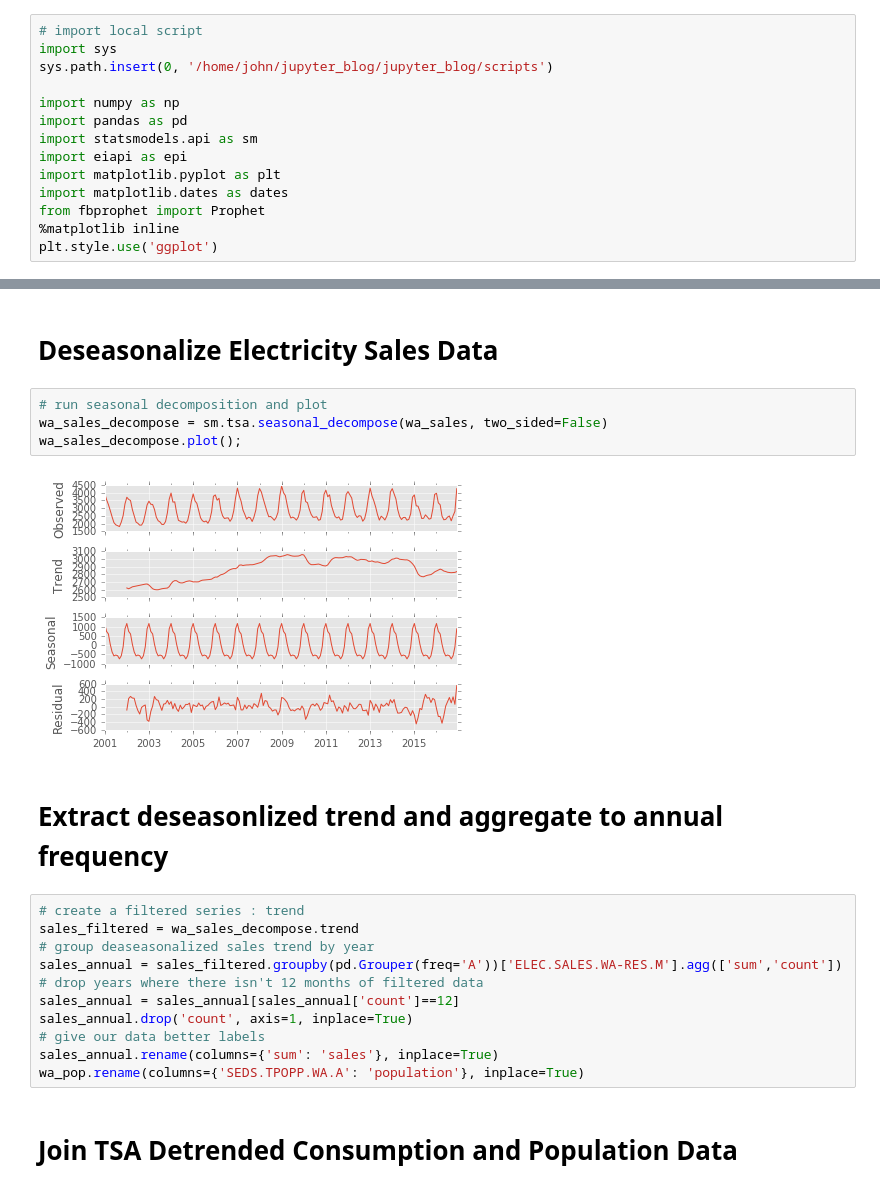
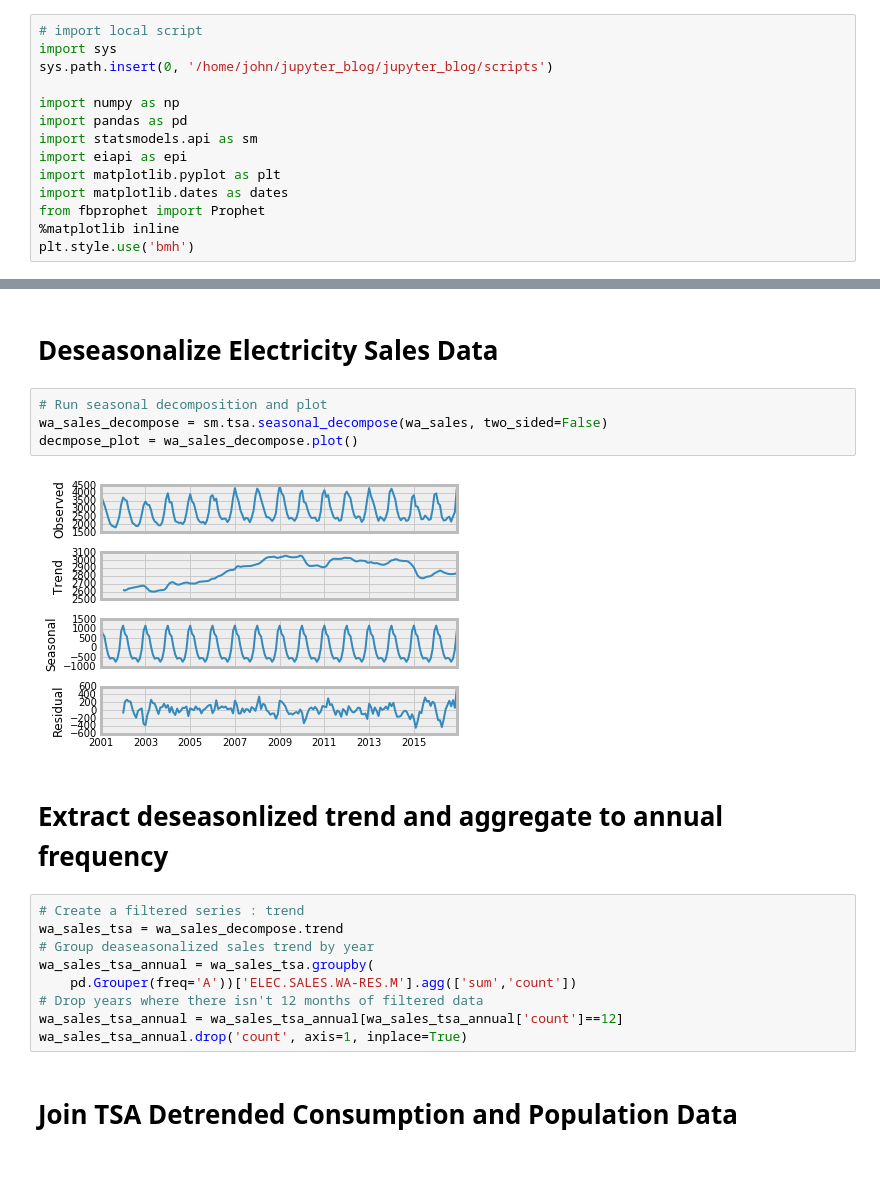
Before and after one commit to johnmrudolph/jupyter_blog, a Jupyter notebook: declining_wa_consumption.ipynb, the cells around one changed output, grey strips where cells are left out. Cells and saved outputs as stored; diff of their text form.

```diff
--- a/declining_wa_consumption.ipynb
+++ b/declining_wa_consumption.ipynb
@@ -17,7 +17,7 @@ import matplotlib.pyplot as plt
 import matplotlib.dates as dates
 from fbprophet import Prophet
 %matplotlib inline
-plt.style.use('ggplot')
+plt.style.use('bmh')
 # %% [markdown]
 # Import Data
 # %%
@@ -91,24 +93,22 @@ plt.show()
 # %% [markdown]
 # Deseasonalize Electricity Sales Data
 # %%
-# run seasonal decomposition and plot
+# Run seasonal decomposition and plot
 wa_sales_decompose = sm.tsa.seasonal_decompose(wa_sales, two_sided=False)
-wa_sales_decompose.plot();
+decmpose_plot = wa_sales_decompose.plot()
 # %% [output]
-[figure, old version]
+[figure, new version]
 # %% [markdown]
 # Extract deseasonlized trend and aggregate to annual frequency
 # %%
-# create a filtered series : trend
-sales_filtered = wa_sales_decompose.trend
-# group deaseasonalized sales trend by year
-sales_annual = sales_filtered.groupby(pd.Grouper(freq='A'))['ELEC.SALES.WA-RES.M'].agg(['sum','count'])
-# drop years where there isn't 12 months of filtered data
-sales_annual = sales_annual[sales_annual['count']==12]
-sales_annual.drop('count', axis=1, inplace=True)
-# give our data better labels
-sales_annual.rename(columns={'sum': 'sales'}, inplace=True)
-wa_pop.rename(columns={'SEDS.TPOPP.WA.A': 'population'}, inplace=True)
+# Create a filtered series : trend
+wa_sales_tsa = wa_sales_decompose.trend
+# Group deaseasonalized sales trend by year
+wa_sales_tsa_annual = wa_sales_tsa.groupby(
+    pd.Grouper(freq='A'))['ELEC.SALES.WA-RES.M'].agg(['sum','count'])
+# Drop years where there isn't 12 months of filtered data
+wa_sales_tsa_annual = wa_sales_tsa_annual[wa_sales_tsa_annual['count']==12]
+wa_sales_tsa_annual.drop('count', axis=1, inplace=True)
 # %% [markdown]
 # Join TSA Detrended Consumption and Population Data
 # %%
```
Also changed, not shown: parts of 8 cells of this notebook.
